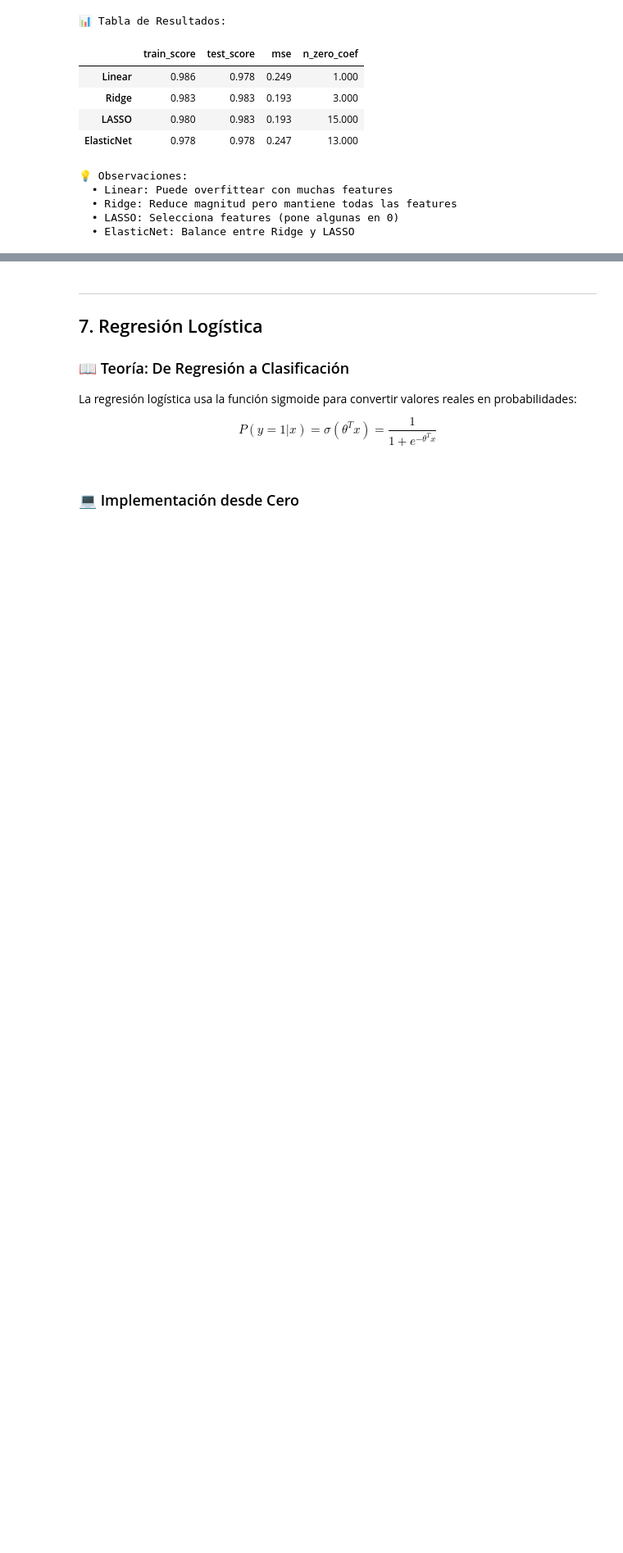
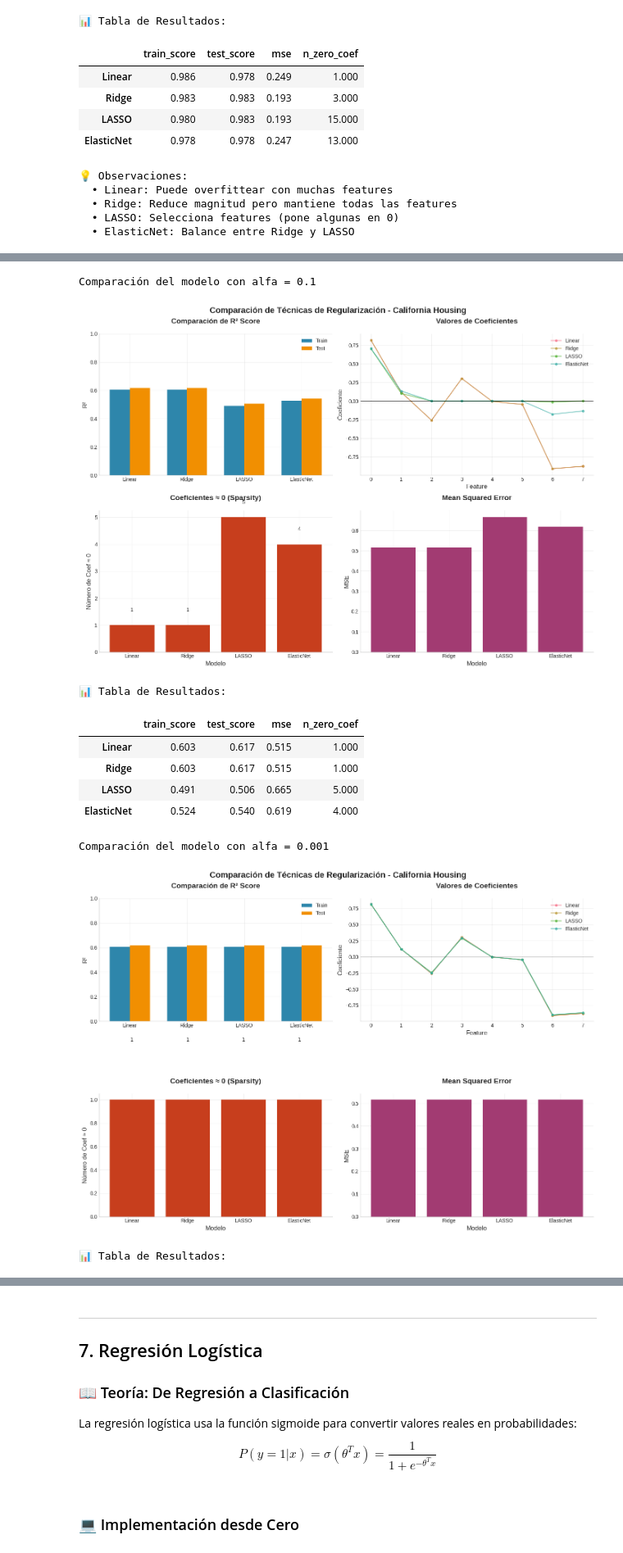
Before and after one commit to edwaraco/ST1631-ml-aplicado, a Jupyter notebook: 02_ml_regression/ml_regression.ipynb, the cells around one changed output, grey strips where cells are left out. Shown at 82% size. Drawn from its saved outputs; the diff is of its cells as text; code cells hidden in the pictures; blank space fills up the shorter version.

```diff
--- a/02_ml_regression/ml_regression.ipynb
+++ b/02_ml_regression/ml_regression.ipynb
@@ -1283,0 +1597,18 @@ compare_regularization()
+# %%
+print("Comparación del modelo con alfa = 0.1\n")
+compare_regularization_california_housing(X_calif, y_calif, random_state=seed)
+
+print("Comparación del modelo con alfa = 0.001\n")
+compare_regularization_california_housing(X_calif, y_calif, random_state=seed, alpha_models=0.001)
+# %% [output]
+Comparación del modelo con alfa = 0.1
+[figure, added]
+📊 Tabla de Resultados:
+|  | train_score | test_score | mse | n_zero_coef |
+| Linear | 0.603 | 0.617 | 0.515 | 1.000 |
+| Ridge | 0.603 | 0.617 | 0.515 | 1.000 |
+| LASSO | 0.491 | 0.506 | 0.665 | 5.000 |
+| ElasticNet | 0.524 | 0.540 | 0.619 | 4.000 |
+Comparación del modelo con alfa = 0.001
+[figure, added]
+📊 Tabla de Resultados:
```
Also changed, not shown: parts of 15 cells of this notebook, 1 other file.
